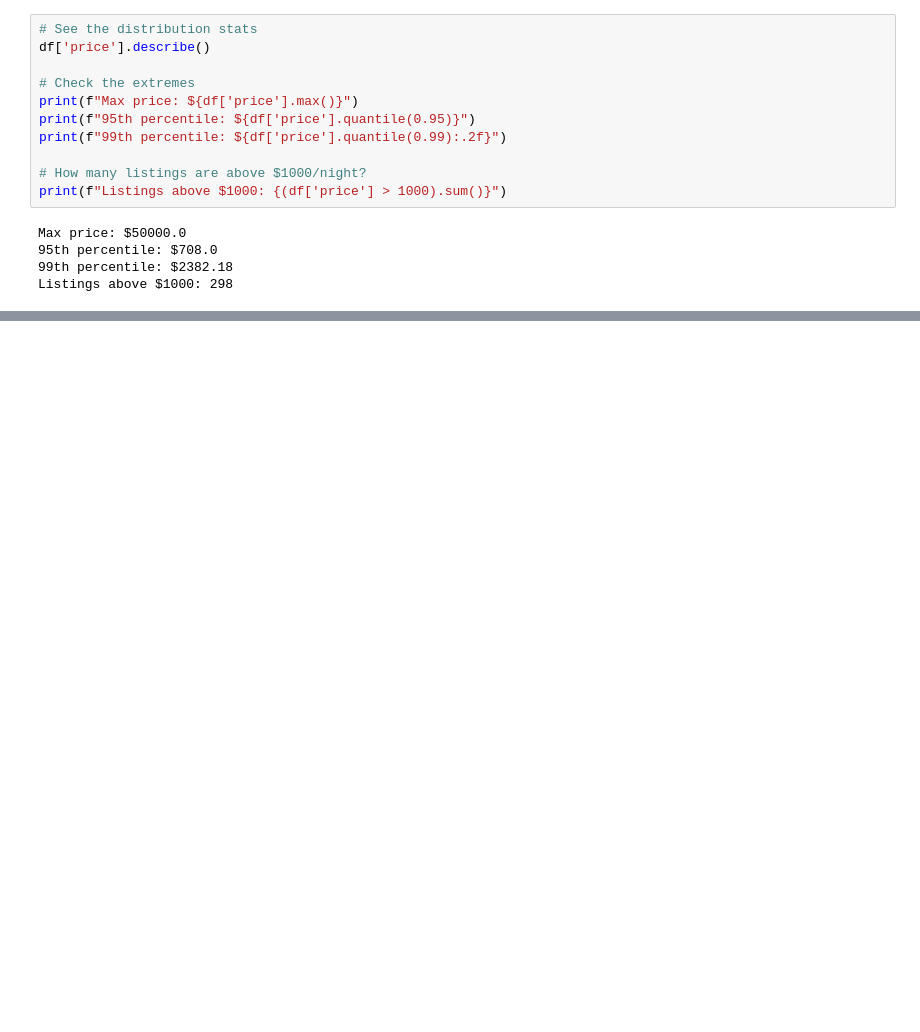
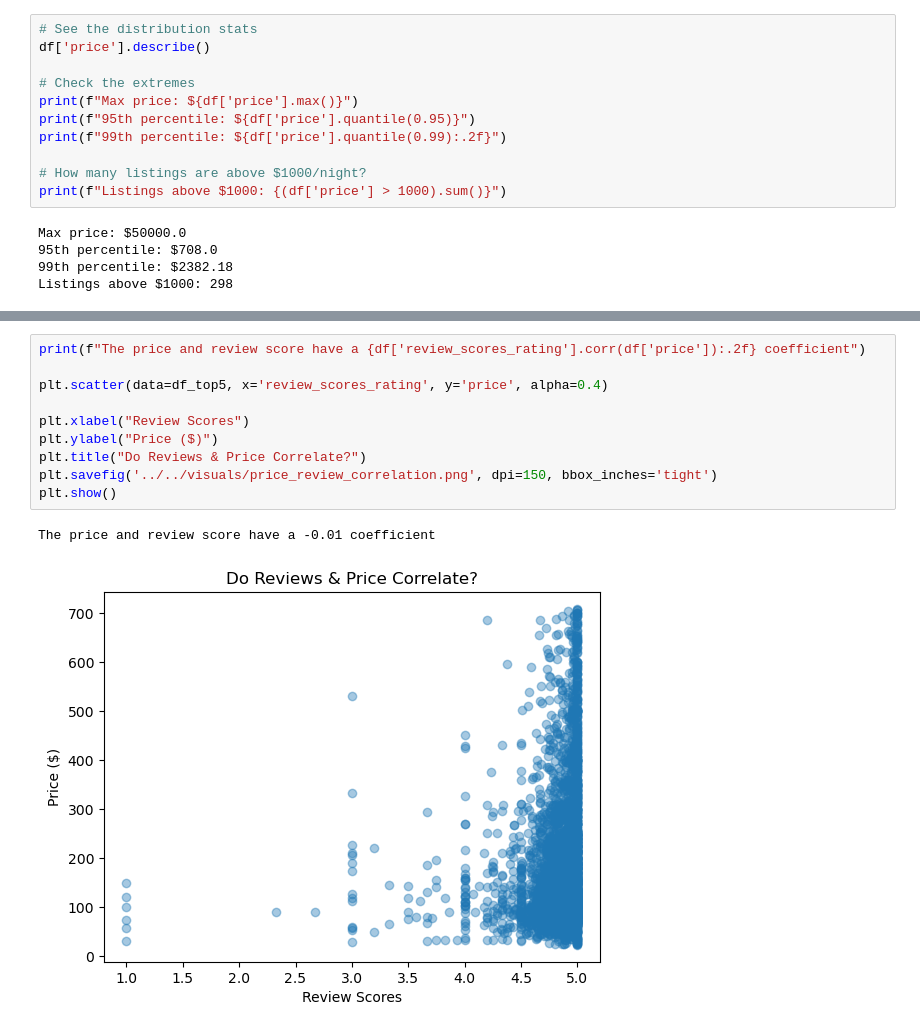
Before and after one commit to cleburn/my-dojo, a Jupyter notebook: notebooks/mod2_wk1/day6.ipynb, the cells around one changed output, grey strips where cells are left out. Saved outputs shown, nothing was run; the diff lists cells and outputs as text; blank space fills up the shorter version.

```diff
--- a/notebooks/mod2_wk1/day6.ipynb
+++ b/notebooks/mod2_wk1/day6.ipynb
@@ -293,0 +345,13 @@ Listings above $1000: 298
+# %%
+print(f"The price and review score have a {df['review_scores_rating'].corr(df['price']):.2f} coefficient")
+
+plt.scatter(data=df_top5, x='review_scores_rating', y='price', alpha=0.4)
+
+plt.xlabel("Review Scores")
+plt.ylabel("Price ($)")
+plt.title("Do Reviews & Price Correlate?")
+plt.savefig('../../visuals/price_review_correlation.png', dpi=150, bbox_inches='tight')
+plt.show()
+# %% [output]
+The price and review score have a -0.01 coefficient
+[figure, added]
```
Also changed, not shown: parts of 7 cells of this notebook, 3 other files.
